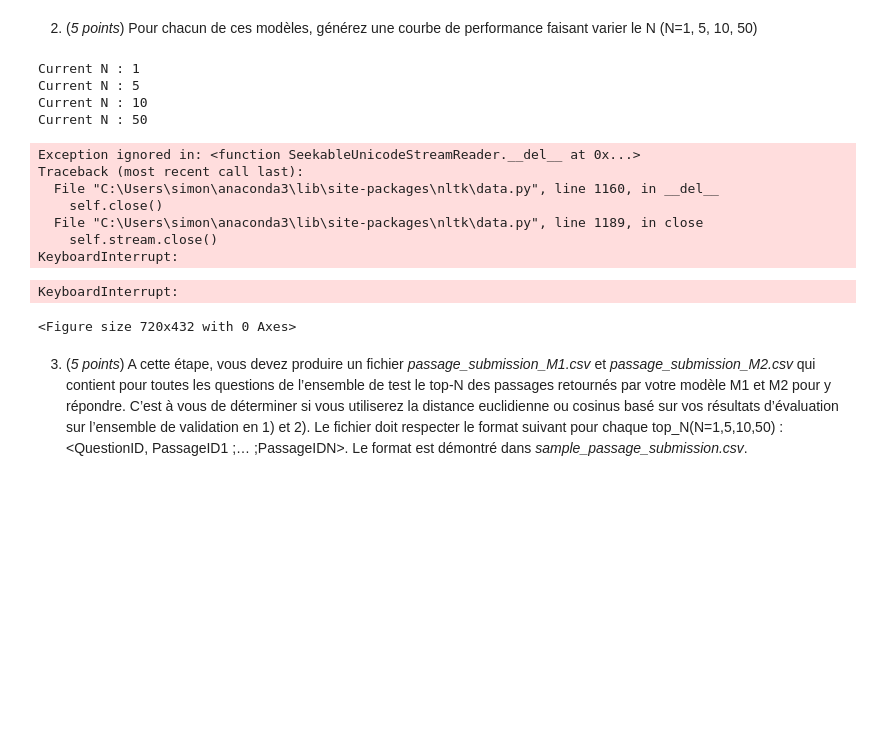
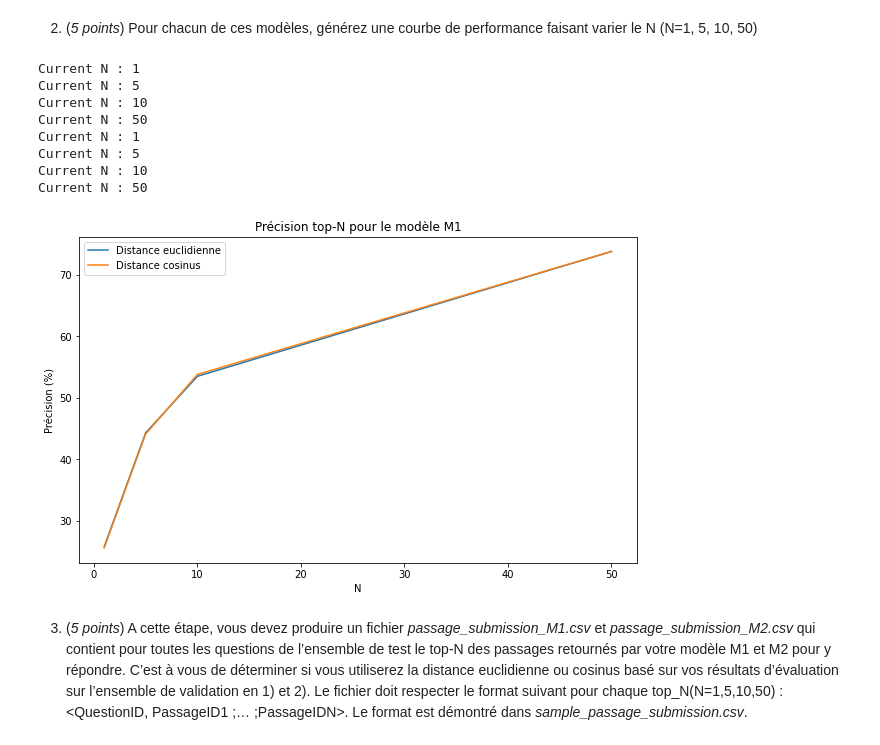
Before and after one commit to nabil-dbz/INF8460, a Jupyter notebook: TP1/inf8460_A21_TP1.ipynb, the cells around one changed output. Cells and saved outputs as stored; diff of their text form; code cells hidden in the pictures; blank space fills up the shorter version.

```diff
--- a/TP1/inf8460_A21_TP1.ipynb
+++ b/TP1/inf8460_A21_TP1.ipynb
@@ -419,29 +429,25 @@ def generate_plot(data_val, data_corpus, vectorizer, distance, tfidf, tops_N, mo
 # %%
 #Défini la taille de la figure
 fig = plt.figure(1, figsize=(10, 6))
 
 #Trace les deux courbes pour le modèle M1
-generate_plot(data_validation, data_corpus[0:index_to_cut], vectorizer_M1, euclidean_distances, tfidf_M1, tops_N, "M1", "euclidienne", question_answer)
-generate_plot(data_validation, data_corpus[0:index_to_cut], vectorizer_M1, cosine_distances, tfidf_M1, tops_N, "M1", "cosinus", question_answer)
+generate_plot(data_validation_reduced, data_corpus, vectorizer_M1, euclidean_distances, tfidf_M1, tops_N, "M1", "euclidienne", question_answer)
+generate_plot(data_validation_reduced, data_corpus, vectorizer_M1, cosine_distances, tfidf_M1, tops_N, "M1", "cosinus", question_answer)
 
 #Légende
 plt.xlabel("N")
 plt.ylabel("Précision (%)")
 plt.title("Précision top-N pour le modèle M1")
 plt.show()
 # %% [output]
 Current N : 1
 Current N : 5
 Current N : 10
 Current N : 50
+Current N : 1
+Current N : 5
+Current N : 10
+Current N : 50
-Exception ignored in: <function SeekableUnicodeStreamReader.__del__ at 0x...>
-Traceback (most recent call last):
-  File "C:\Users\simon\anaconda3\lib\site-packages\nltk\data.py", line 1160, in __del__
-    self.close()
-  File "C:\Users\simon\anaconda3\lib\site-packages\nltk\data.py", line 1189, in close
-    self.stream.close()
-KeyboardInterrupt:
-KeyboardInterrupt:
-<Figure size 720x432 with 0 Axes>
+[figure, added]
 # %%
 #Défini la taille de la figure
```
Also changed, not shown: parts of 25 cells of this notebook, 4 other files.
